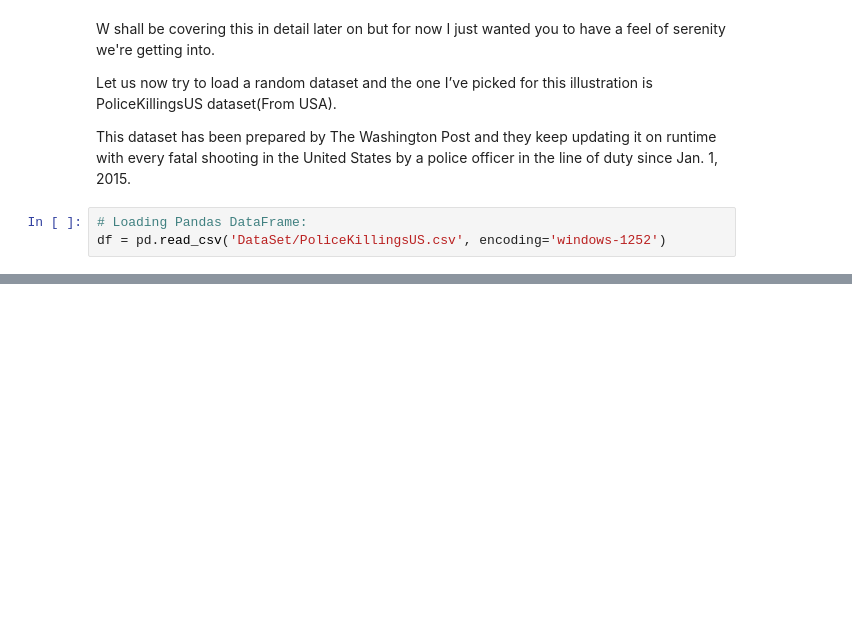
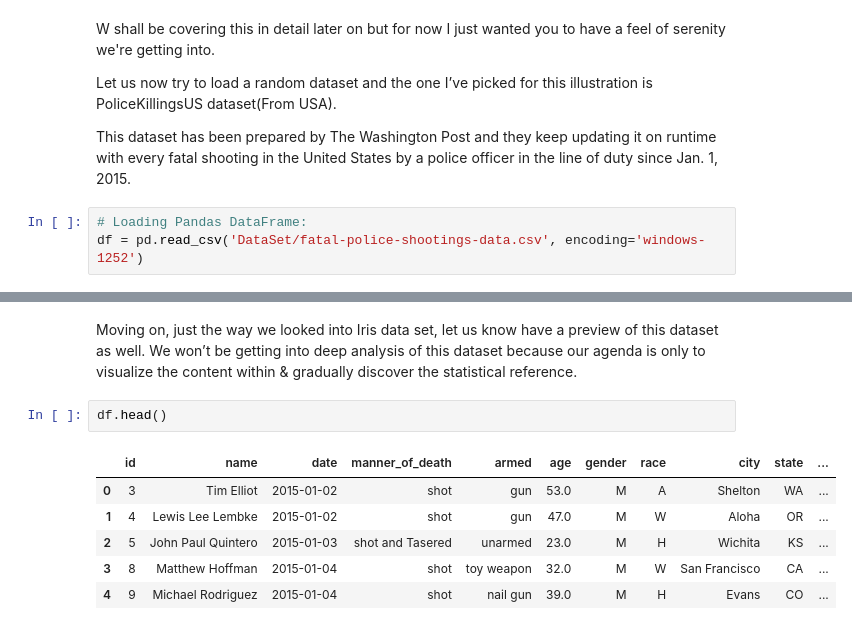
Before and after one commit to Data-Science-East-AFrica/Data-Visualization-With-Python, a Jupyter notebook: Part2.ipynb, the cells around one changed output, grey strips where cells are left out. Saved outputs shown, nothing was run; the diff lists cells and outputs as text; blank space fills up the shorter version.

```diff
--- a/Part2.ipynb
+++ b/Part2.ipynb
@@ -64,4 +64,4 @@ Let us now try to load a random dataset and the one I’ve picked for this illus
 This dataset has been prepared by The Washington Post  and they keep updating it on runtime with every fatal shooting in the United States by a police officer in the line of duty since Jan. 1, 2015.
 # %%
 # Loading Pandas DataFrame:
-df = pd.read_csv('DataSet/PoliceKillingsUS.csv', encoding='windows-1252')
+df = pd.read_csv('DataSet/fatal-police-shootings-data.csv', encoding='windows-1252')
@@ -69,0 +72,11 @@ FileNotFoundError: [Errno 2] File b'DataSet/PoliceKillingsUS.csv' does not exist
+# %% [markdown]
+ Moving on, just the way we looked into Iris data set, let us know have a preview of this dataset as well. We won’t be getting into deep analysis of this dataset because our agenda is only to visualize the content within & gradually discover the statistical reference.
+# %%
+df.head()
+# %% [output]
+|  | id | name | date | manner_of_death | armed | age | gender | race | city | state | ... |
+| 0 | 3 | Tim Elliot | 2015-01-02 | shot | gun | 53.0 | M | A | Shelton | WA | ... |
+| 1 | 4 | Lewis Lee Lembke | 2015-01-02 | shot | gun | 47.0 | M | W | Aloha | OR | ... |
+| 2 | 5 | John Paul Quintero | 2015-01-03 | shot and Tasered | unarmed | 23.0 | M | H | Wichita | KS | ... |
+| 3 | 8 | Matthew Hoffman | 2015-01-04 | shot | toy weapon | 32.0 | M | W | San Francisco | CA | ... |
+| 4 | 9 | Michael Rodriguez | 2015-01-04 | shot | nail gun | 39.0 | M | H | Evans | CO | ... |
```
Also changed, not shown: parts of 7 cells of this notebook.
